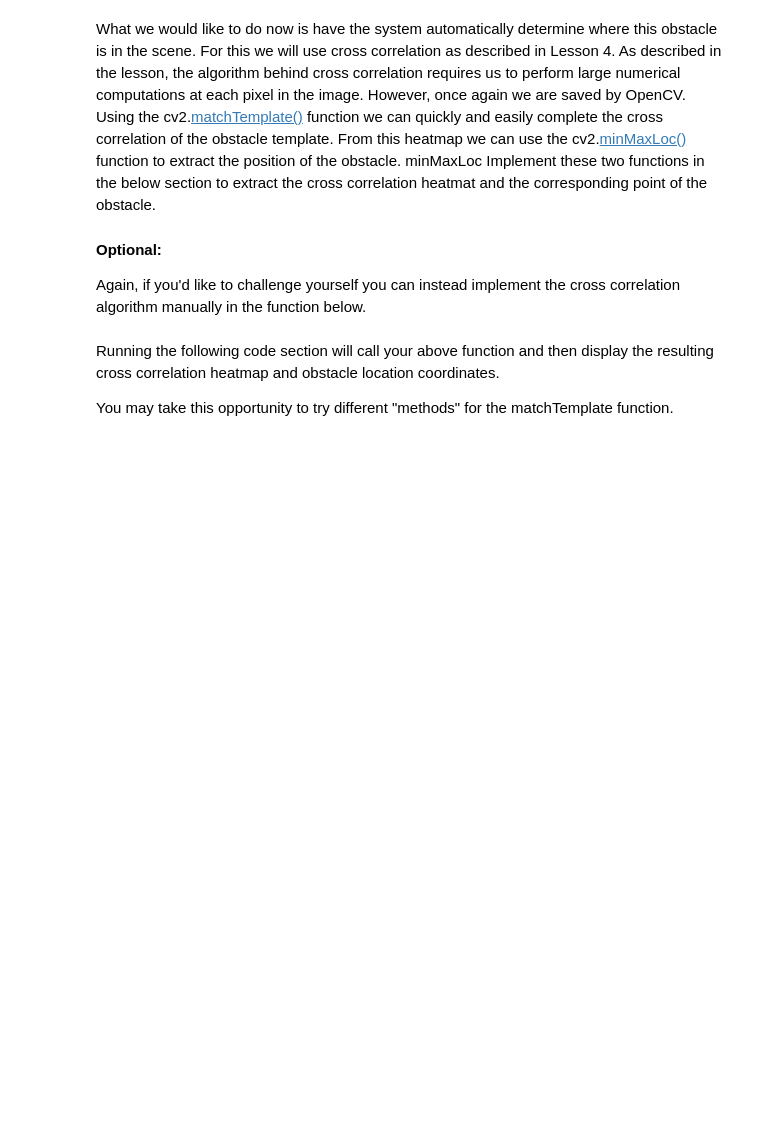
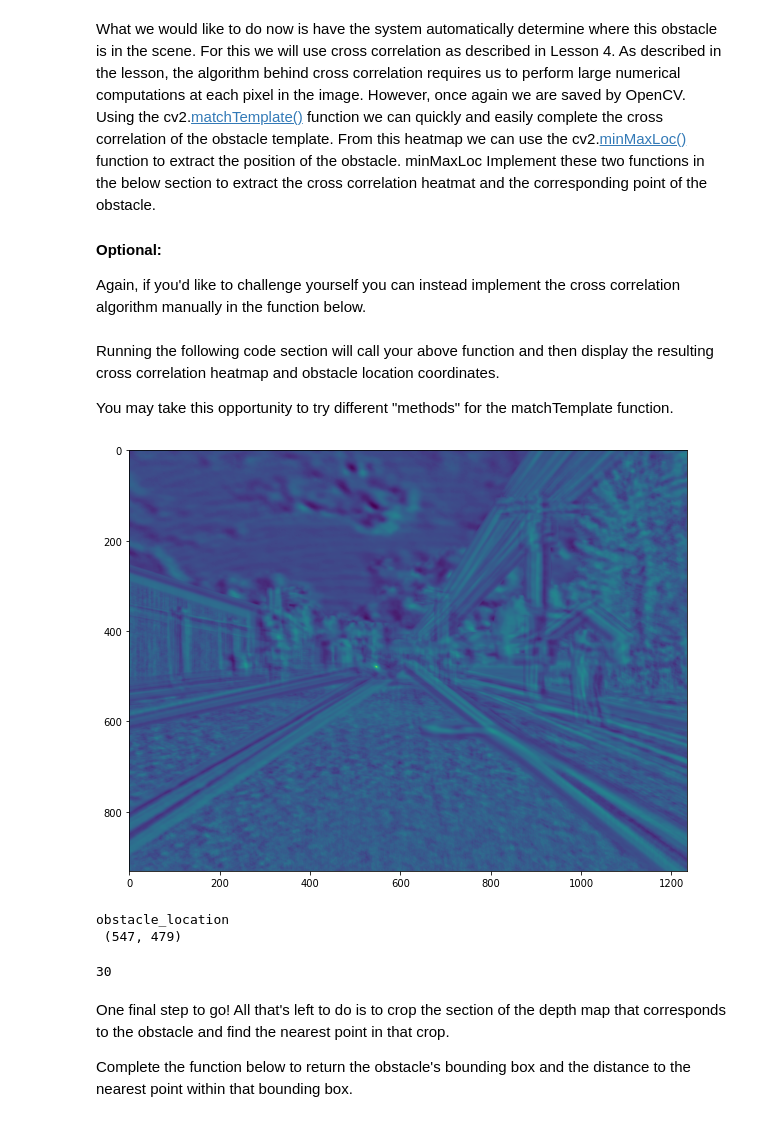
Before and after one commit to smitsparsh/SelfDrivingCar, a Jupyter notebook: Course 3 Visual Perception for Self-Driving Cars/Week 1/Practice Module 1.ipynb, the cells around one changed output. Drawn from its saved outputs; the diff is of its cells as text; code cells hidden in the pictures; blank space fills up the shorter version.

```diff
--- a/Course 3 Visual Perception for Self-Driving Cars/Week 1/Practice Module 1.ipynb
+++ b/Course 3 Visual Perception for Self-Driving Cars/Week 1/Practice Module 1.ipynb
@@ -268,12 +299,14 @@ Implement these two functions in the below section to extract the cross correlat
 #### Optional:
 Again, if you'd like to challenge yourself you can instead implement the cross correlation algorithm manually in the function below.
 # %%
+# https://www.geeksforgeeks.org/template-matching-using-opencv-in-python/
+
 def locate_obstacle_in_image(image, obstacle_image):
 
     ### START CODE HERE ###
-
-
-
+    cross_corr_map = cv2.matchTemplate(image, obstacle_image, cv2.TM_CCOEFF_NORMED)
+    min_val, max_val, min_loc, max_loc = cv2.minMaxLoc(cross_corr_map)
+    obstacle_location = max_loc
     ### END CODE HERE ###
 
     return cross_corr_map, obstacle_location
@@ -281,3 +314,27 @@ def locate_obstacle_in_image(image, obstacle_image):
 Running the following code section will call your above function and then display the resulting cross correlation heatmap and obstacle location coordinates.
 
 You may take this opportunity to try different "methods" for the matchTemplate function.
+# %%
+# Gather the cross correlation map and the obstacle location in the image
+cross_corr_map, obstacle_location = locate_obstacle_in_image(img_left, obstacle_image)
+
+# Display the cross correlation heatmap
+plt.figure(figsize=(10, 10))
+plt.imshow(cross_corr_map)
+plt.show()
+
+# Print the obstacle location
+print("obstacle_location \n", obstacle_location)
+# %% [output]
+[figure, added]
+obstacle_location
+ (547, 479)
+# %%
+# Scratch
+print(obstacle_image.shape[0])
+# %% [output]
+30
+# %% [markdown]
+One final step to go! All that's left to do is to crop the section of the depth map that corresponds to the obstacle and find the nearest point in that crop.
+
+Complete the function below to return the obstacle's bounding box and the distance to the nearest point within that bounding box.
```
Also changed, not shown: parts of 9 cells of this notebook.
